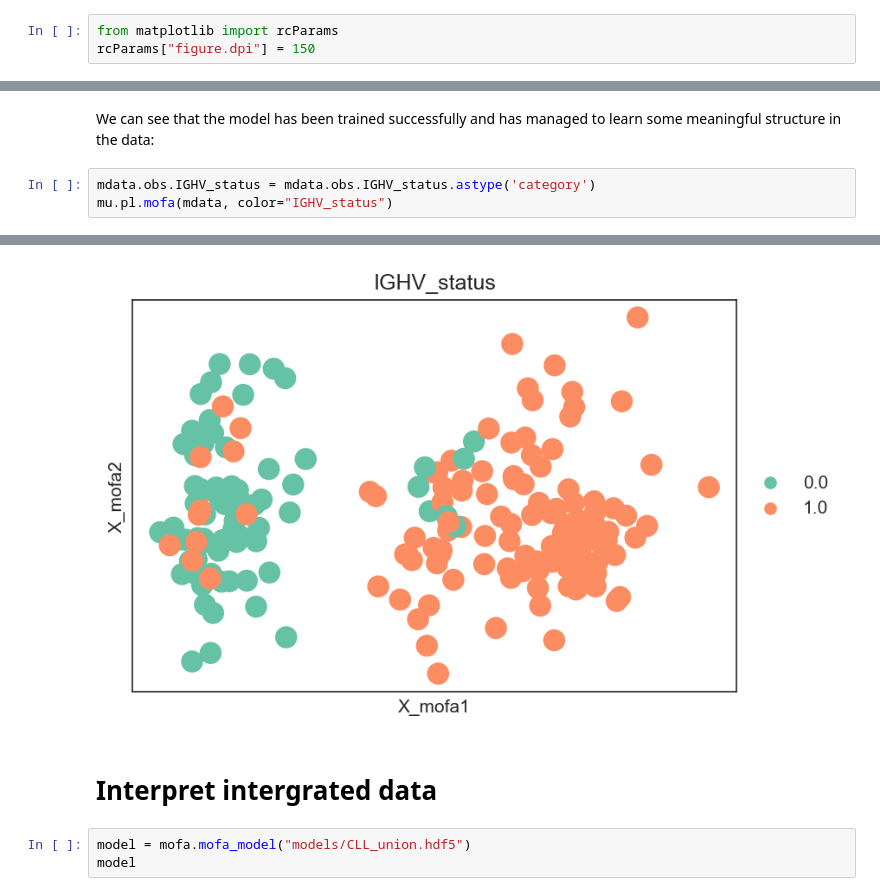
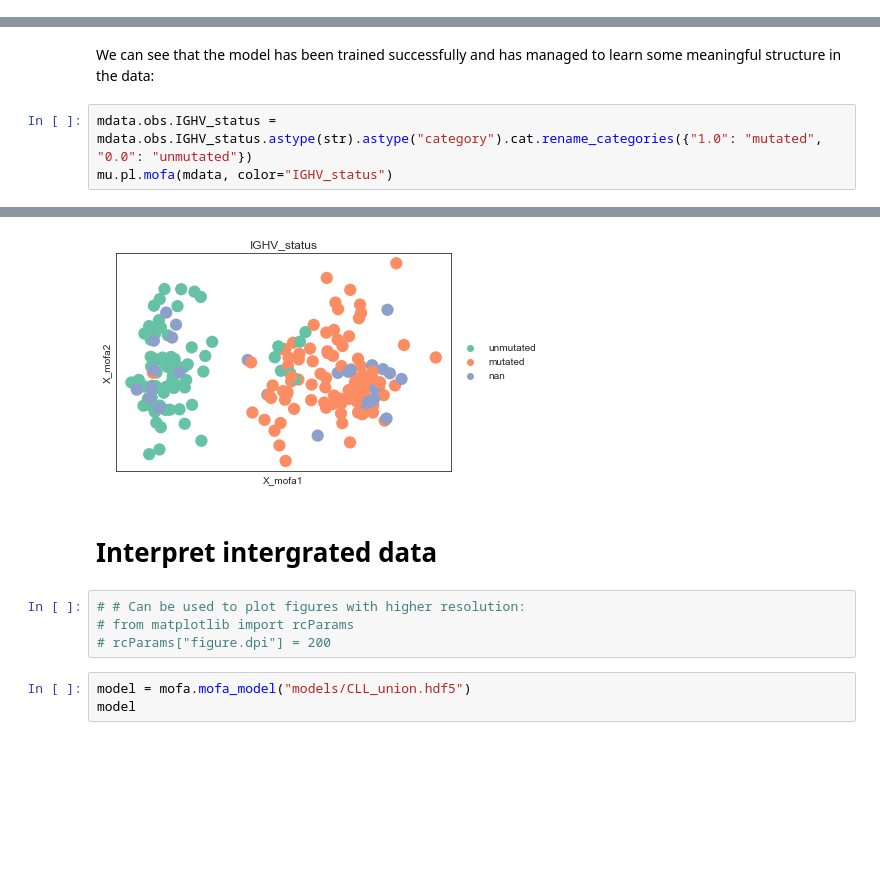
Before and after one commit to scverse/muon-tutorials, a Jupyter notebook: CLL.ipynb, the cells around one changed output, grey strips where cells are left out. Drawn from its saved outputs; the diff is of its cells as text; blank space fills up the shorter version.

```diff
--- a/CLL.ipynb
+++ b/CLL.ipynb
@@ -8,8 +8,5 @@ import muon as mu
 import numpy as np
 import pandas as pd
 import mofax as mofa
-# %%
-from matplotlib import rcParams
-rcParams["figure.dpi"] = 150
 # %% [markdown]
 # Load data
@@ -75,7 +80,7 @@ Saved MOFA embeddings in .obsm['X_mofa'] slot and their loadings in .varm['LFs']
 # %% [markdown]
 We can see that the model has been trained successfully and has managed to learn some meaningful structure in the data:
 # %%
-mdata.obs.IGHV_status = mdata.obs.IGHV_status.astype('category')
+mdata.obs.IGHV_status = mdata.obs.IGHV_status.astype(str).astype("category").cat.rename_categories({"1.0": "mutated", "0.0": "unmutated"})
 mu.pl.mofa(mdata, color="IGHV_status")
 # %% [output]
 ... storing 'Gender' as categorical
@@ -86,6 +92,10 @@ WARNING:matplotlib.axes._axes:*c* argument looks like a single numeric RGB or RG
-[figure, old version]
+[figure, new version]
 # %% [markdown]
 # Interpret intergrated data
+# %%
+# # Can be used to plot figures with higher resolution:
+# from matplotlib import rcParams
+# rcParams["figure.dpi"] = 200
 # %%
 model = mofa.mofa_model("models/CLL_union.hdf5")
 model
```
Also changed, not shown: parts of 26 cells of this notebook.
